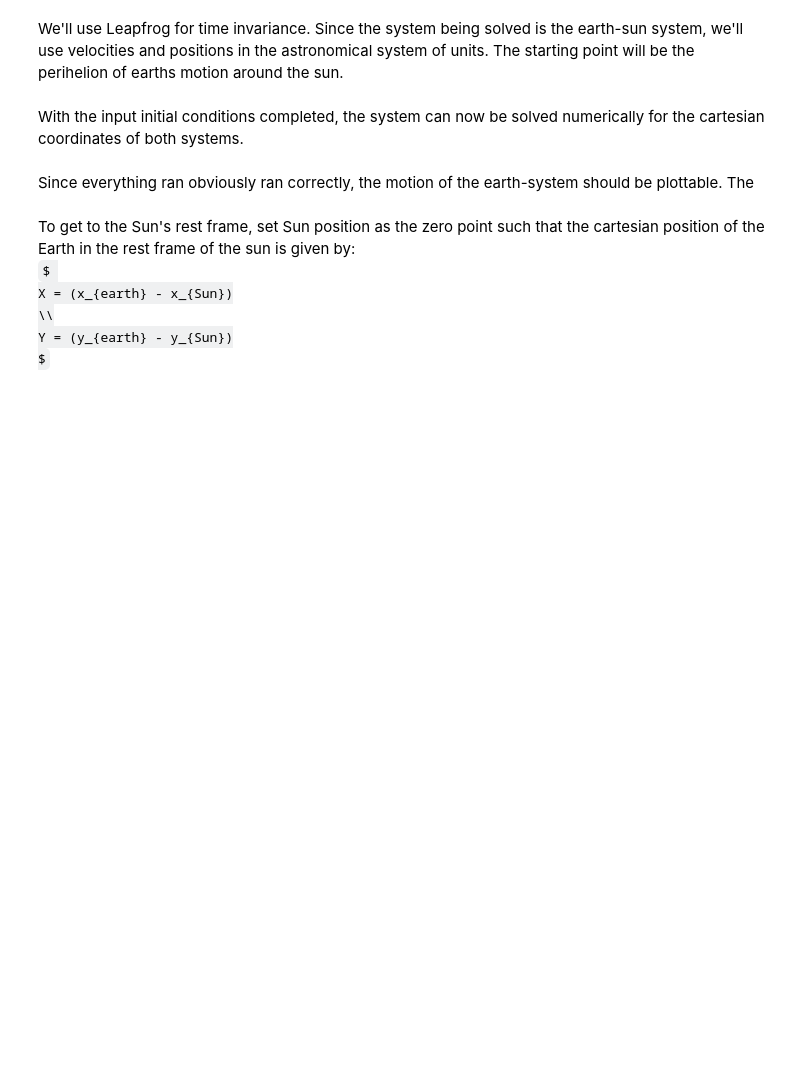
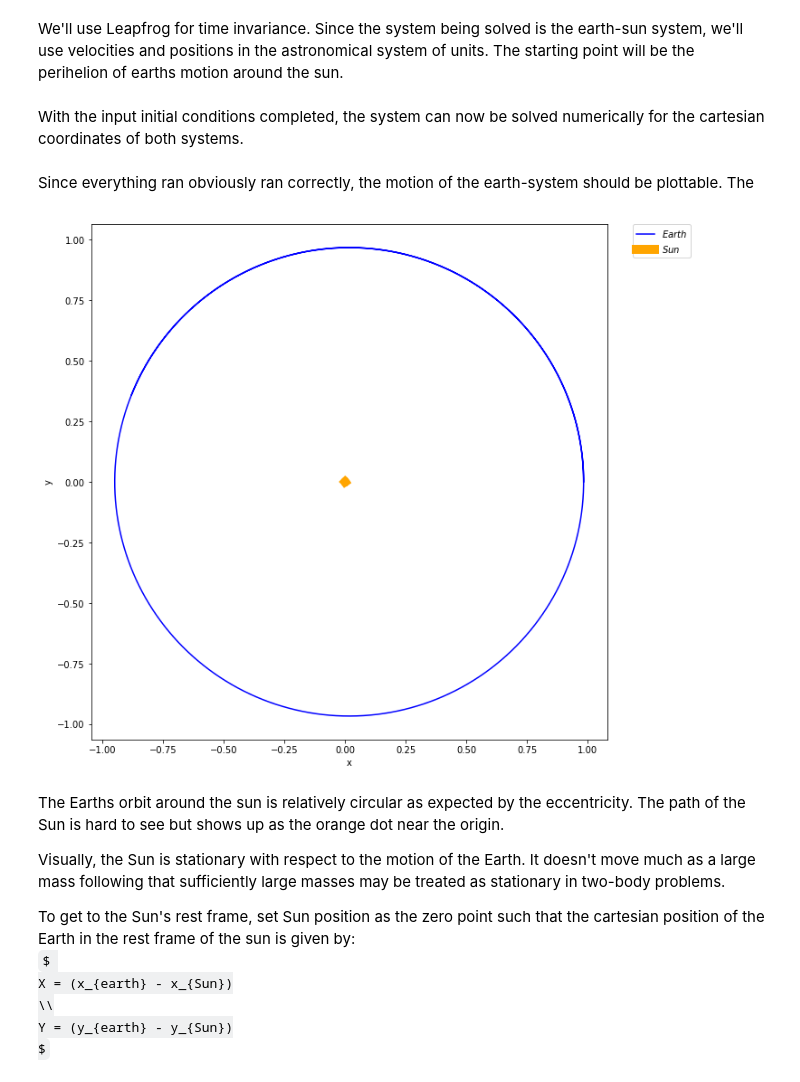
Before and after one commit to terrill37/5300_final, a Jupyter notebook: Orbits.ipynb, the cells around one changed output. Drawn from its saved outputs; the diff is of its cells as text; code cells hidden in the pictures; some formulas as TeX source; blank space fills up the shorter version.

Commit message:
Fixed the Earth Sun system

```diff
--- a/Orbits.ipynb
+++ b/Orbits.ipynb
@@ -751,22 +751,28 @@ Since everything ran obviously ran correctly, the motion of the earth-system sho
 # %%
 fig = plt.figure(figsize=(10,10), num='pendulum')
 ax = fig.add_subplot(1,1,1)
 
 ax.plot(x_solar1, y_solar1, linestyle='solid', color = 'blue',\
         label=rf'$Earth$')
 
-ax.plot(x_solar2, y_solar2, linestyle='solid', color = 'orange',\
+ax.plot(x_solar2, y_solar2, linestyle='solid', lw = 10, color = 'orange',\
         label=rf'$Sun$')
 
 #ax.legend('lower_left')
 ax.legend(bbox_to_anchor=(1.05, 1), loc=2, borderaxespad=0.)
 
 ax.set_xlabel('x')
 ax.set_ylabel('y')
 ax.set_aspect(1)
 
 fig.tight_layout();
+# %% [output]
+[figure, added]
 # %% [markdown]
+The Earths orbit around the sun is relatively circular as expected by the eccentricity. The path of the Sun is hard to see but shows up as the orange dot near the origin.
+
+Visually, the Sun is stationary with respect to the motion of the Earth. It doesn't move much as a large mass following that sufficiently large masses may be treated as stationary in two-body problems.
+
 To get to the Sun's rest frame, set Sun position as the zero point such that the cartesian position of the Earth in the rest frame of the sun is given by:<br/>
 $
 X = (x_{earth} - x_{Sun})
```
Also changed, not shown: parts of 5 cells of this notebook.
